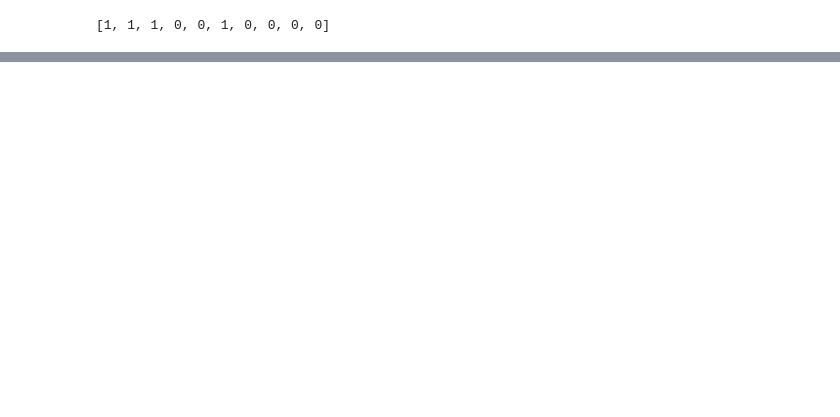
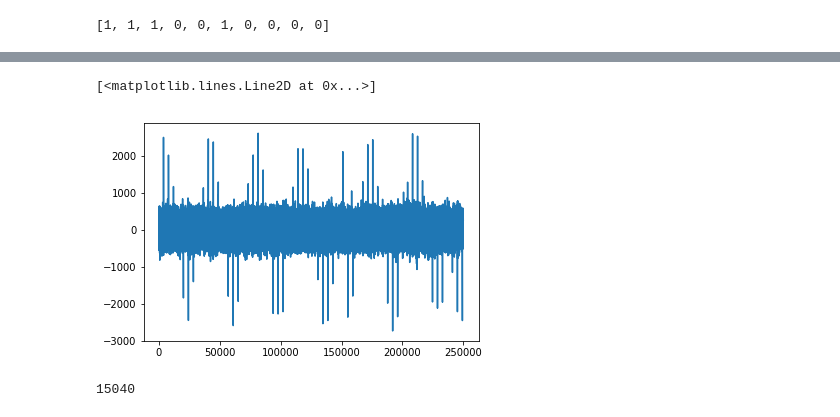
Before and after one commit to ucb-ee290c/fa18-gps, a Jupyter notebook: python/PRN_Generator.ipynb, the cells around one changed output, grey strips where cells are left out. Cells and saved outputs as stored; diff of their text form; code cells hidden in the pictures; blank space fills up the shorter version.

```diff
--- a/python/PRN_Generator.ipynb
+++ b/python/PRN_Generator.ipynb
@@ -96,0 +139,9 @@ print(res[:10])
+# %%
+plt.plot(correlator_out[:1000000:4])
+# %% [output]
+[<matplotlib.lines.Line2D at 0x...>]
+[figure, added]
+# %%
+print(np.argmax(correlator_out[:40000]))
+# %% [output]
+15040
```
Also changed, not shown: parts of 14 cells of this notebook, 4 other files.
